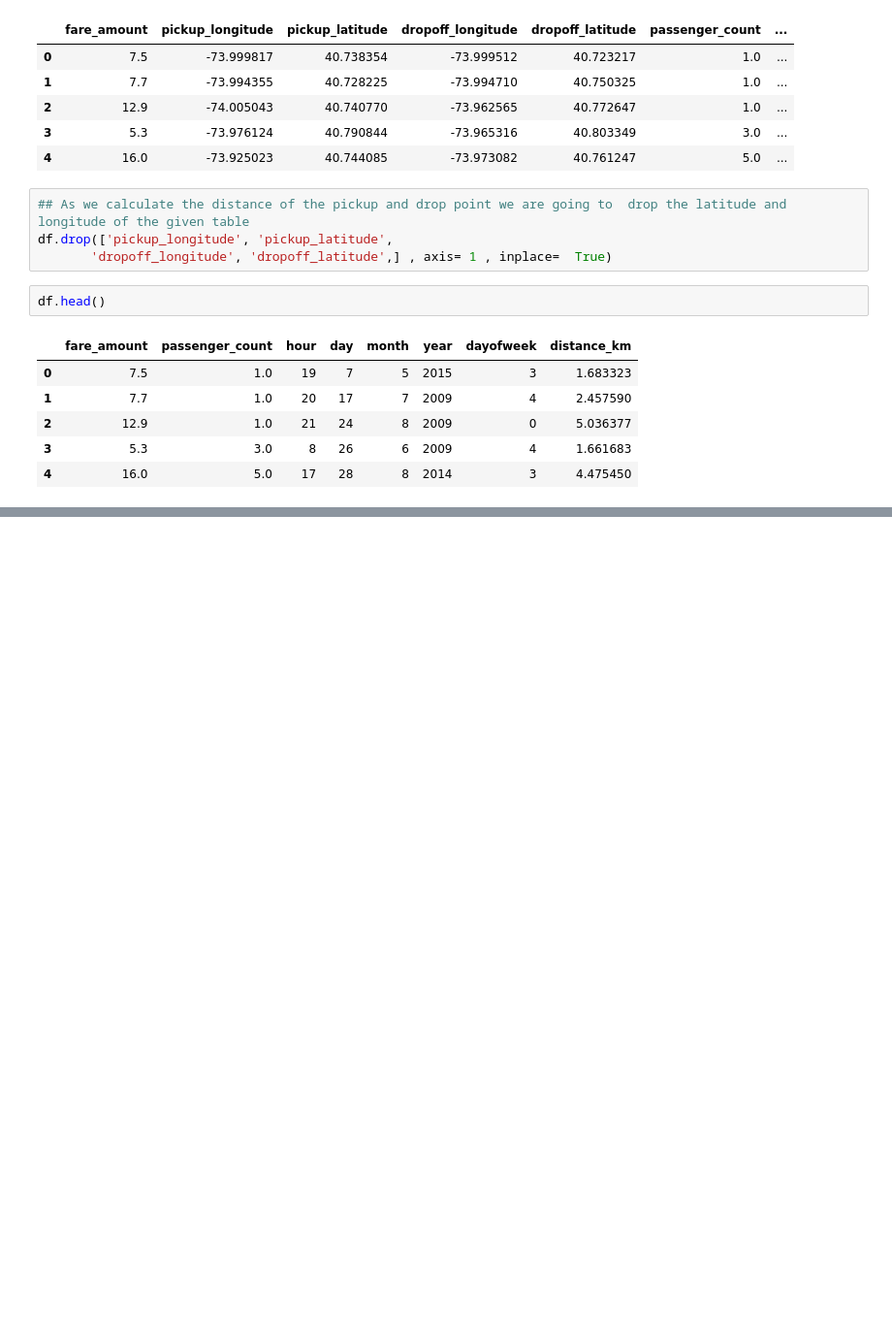
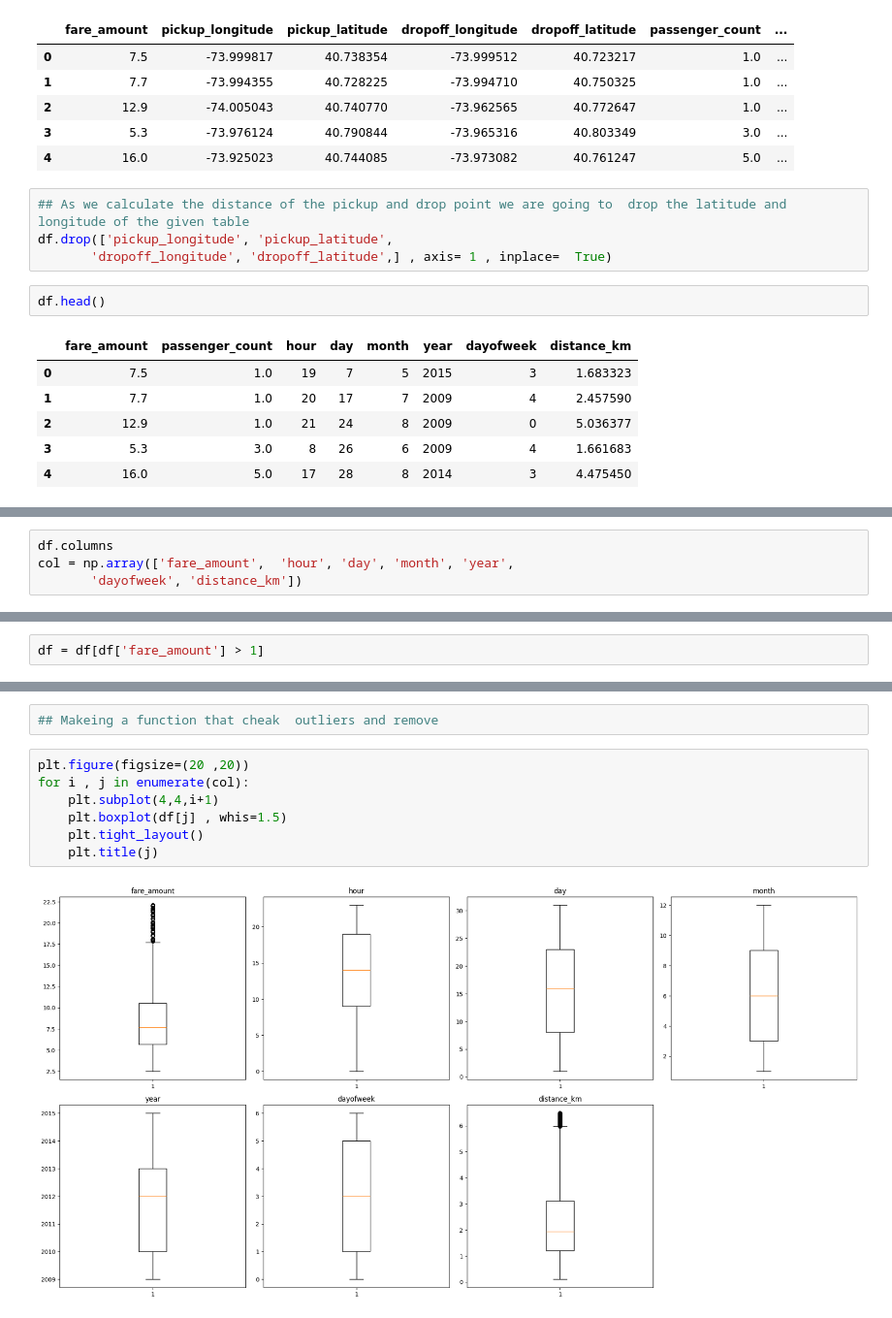
Before and after one commit to atulshahi6310/machine_learning_with_python, a Jupyter notebook: projects/Uber Fare/Uber_Fare _Cab_Fare _prediction.ipynb, the cells around one changed output, grey strips where cells are left out. Shown at 97% size. Cells and saved outputs as stored; diff of their text form; blank space fills up the shorter version.

```diff
--- a/projects/Uber Fare/Uber_Fare _Cab_Fare _prediction.ipynb
+++ b/projects/Uber Fare/Uber_Fare _Cab_Fare _prediction.ipynb
@@ -258,0 +278,4 @@ df.describe()
+# %%
+df.columns
+col = np.array(['fare_amount',  'hour', 'day', 'month', 'year',
+       'dayofweek', 'distance_km'])
@@ -258,0 +292,2 @@ df.describe()
+# %%
+df = df[df['fare_amount'] > 1]
@@ -258,0 +300,11 @@ df.describe()
+# %%
+## Makeing a function that cheak  outliers and remove
+# %%
+plt.figure(figsize=(20 ,20))
+for i , j in enumerate(col):
+    plt.subplot(4,4,i+1)
+    plt.boxplot(df[j] , whis=1.5)
+    plt.tight_layout()
+    plt.title(j)
+# %% [output]
+[figure, added]
```
Also changed, not shown: parts of 39 cells of this notebook, 1 other file.
